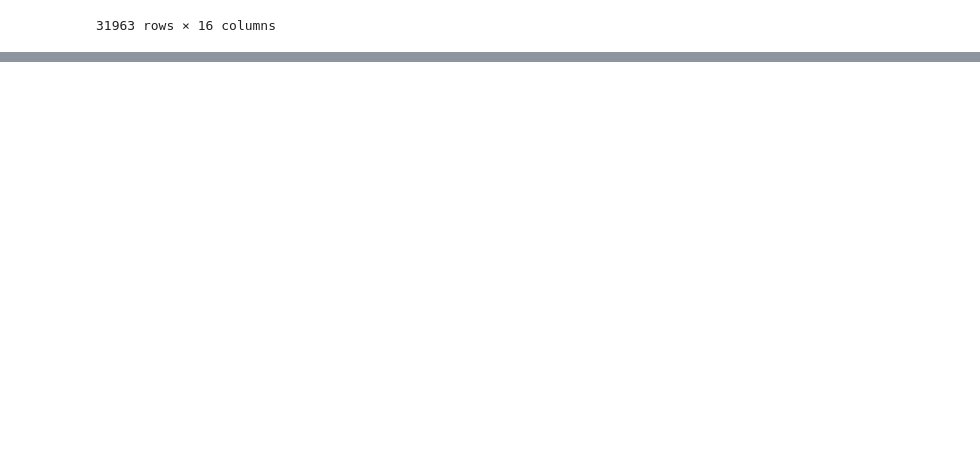
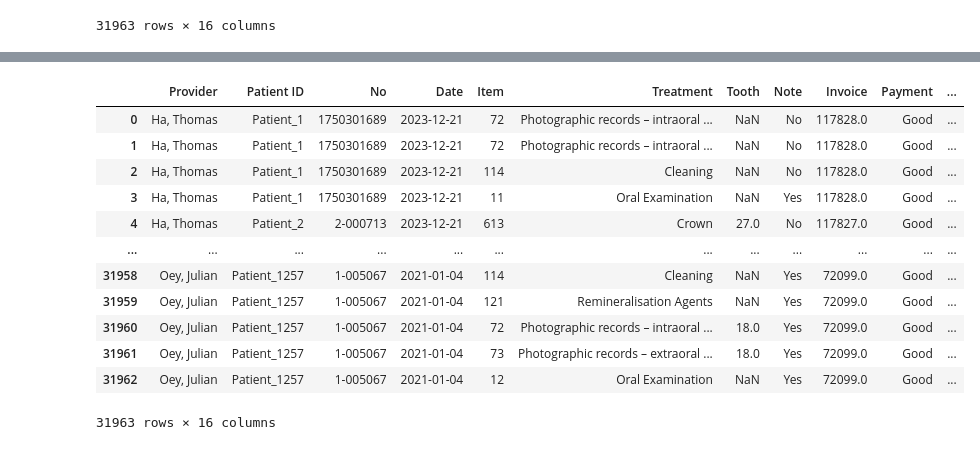
Before and after one commit to Gaia-Dental-Studio/AVC_high_low_customer_segmentation, a Jupyter notebook: data_processing_for_rfm.ipynb, the cells around one changed output, grey strips where cells are left out. Cells and saved outputs as stored; diff of their text form; code cells hidden in the pictures; blank space fills up the shorter version.

```diff
--- a/data_processing_for_rfm.ipynb
+++ b/data_processing_for_rfm.ipynb
@@ -63,0 +69,3 @@ haoey_data.to_csv('haoey_data_processed.csv', index = False)
+# %%
+haoey_data = pd.read_csv('haoey_data_processed.csv')
+haoey_data
@@ -63,0 +86,28 @@ haoey_data.to_csv('haoey_data_processed.csv', index = False)
+# %%
+# Get unique values of 'Provider' column
+unique_providers = haoey_data['Patient ID'].unique()
+
+# Create a new list called provider_masked
+provider_masked = [f'Patient_{i}' for i in range(1, len(unique_providers)+1)]
+
+# Create a dictionary to map original provider names to masked names
+provider_mapping = dict(zip(unique_providers, provider_masked))
+
+# Mask the 'Provider' column with the masked names
+haoey_data['Patient ID'] = haoey_data['Patient ID'].map(provider_mapping)
+
+haoey_data
+# %% [output]
+|  | Provider | Patient ID | No | Date | Item | Treatment | Tooth | Note | Invoice | Payment | ... |
+| 0 | Ha, Thomas | Patient_1 | 1750301689 | 2023-12-21 | 72 | Photographic records – intraoral ... | NaN | No | 117828.0 | Good | ... |
+| 1 | Ha, Thomas | Patient_1 | 1750301689 | 2023-12-21 | 72 | Photographic records – intraoral ... | NaN | No | 117828.0 | Good | ... |
+| 2 | Ha, Thomas | Patient_1 | 1750301689 | 2023-12-21 | 114 | Cleaning | NaN | No | 117828.0 | Good | ... |
+| 3 | Ha, Thomas | Patient_1 | 1750301689 | 2023-12-21 | 11 | Oral Examination | NaN | Yes | 117828.0 | Good | ... |
+| 4 | Ha, Thomas | Patient_2 | 2-000713 | 2023-12-21 | 613 | Crown | 27.0 | No | 117827.0 | Good | ... |
+| ... | ... | ... | ... | ... | ... | ... | ... | ... | ... | ... | ... |
+| 31958 | Oey, Julian | Patient_1257 | 1-005067 | 2021-01-04 | 114 | Cleaning | NaN | Yes | 72099.0 | Good | ... |
+| 31959 | Oey, Julian | Patient_1257 | 1-005067 | 2021-01-04 | 121 | Remineralisation Agents | NaN | Yes | 72099.0 | Good | ... |
+| 31960 | Oey, Julian | Patient_1257 | 1-005067 | 2021-01-04 | 72 | Photographic records – intraoral ... | 18.0 | Yes | 72099.0 | Good | ... |
+| 31961 | Oey, Julian | Patient_1257 | 1-005067 | 2021-01-04 | 73 | Photographic records – extraoral ... | 18.0 | Yes | 72099.0 | Good | ... |
+| 31962 | Oey, Julian | Patient_1257 | 1-005067 | 2021-01-04 | 12 | Oral Examination | NaN | Yes | 72099.0 | Good | ... |
+31963 rows × 16 columns
```
Also changed, not shown: parts of 10 cells of this notebook, 2 other files.
